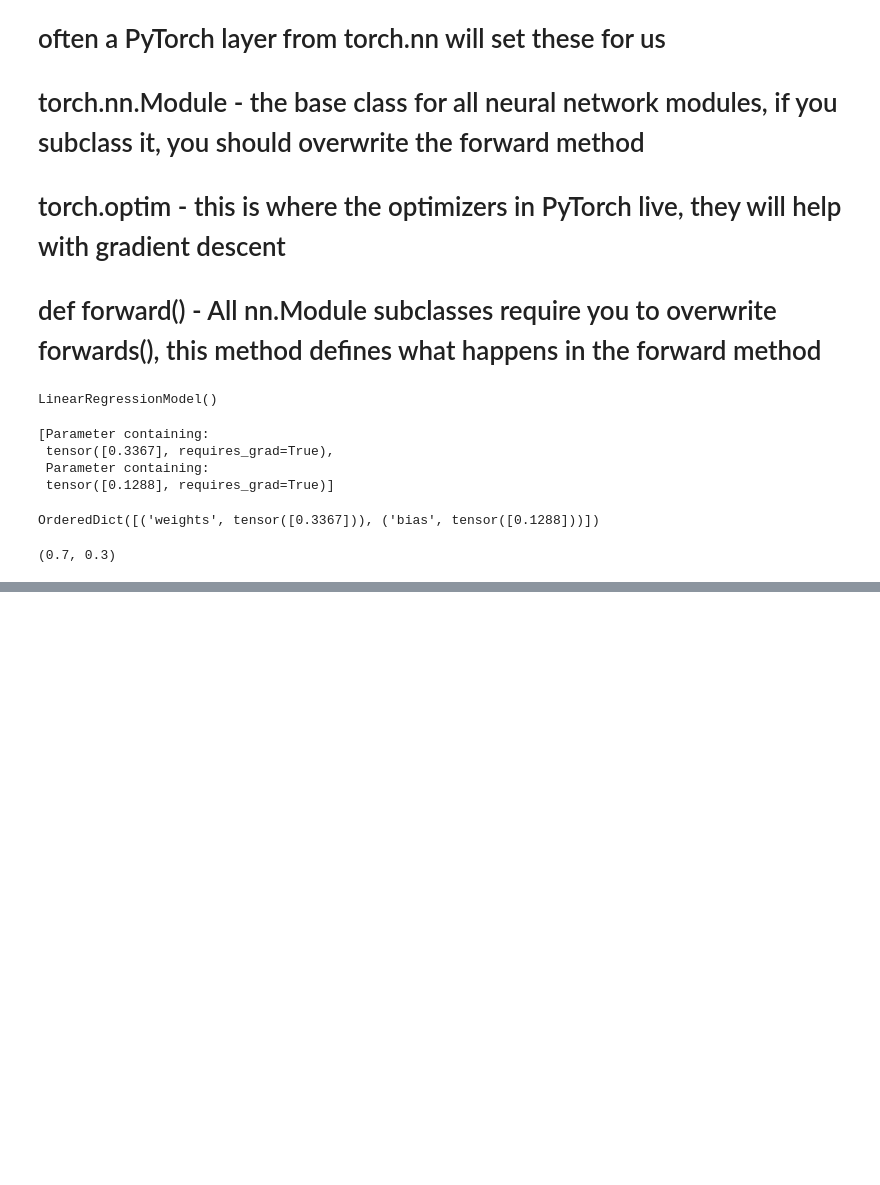
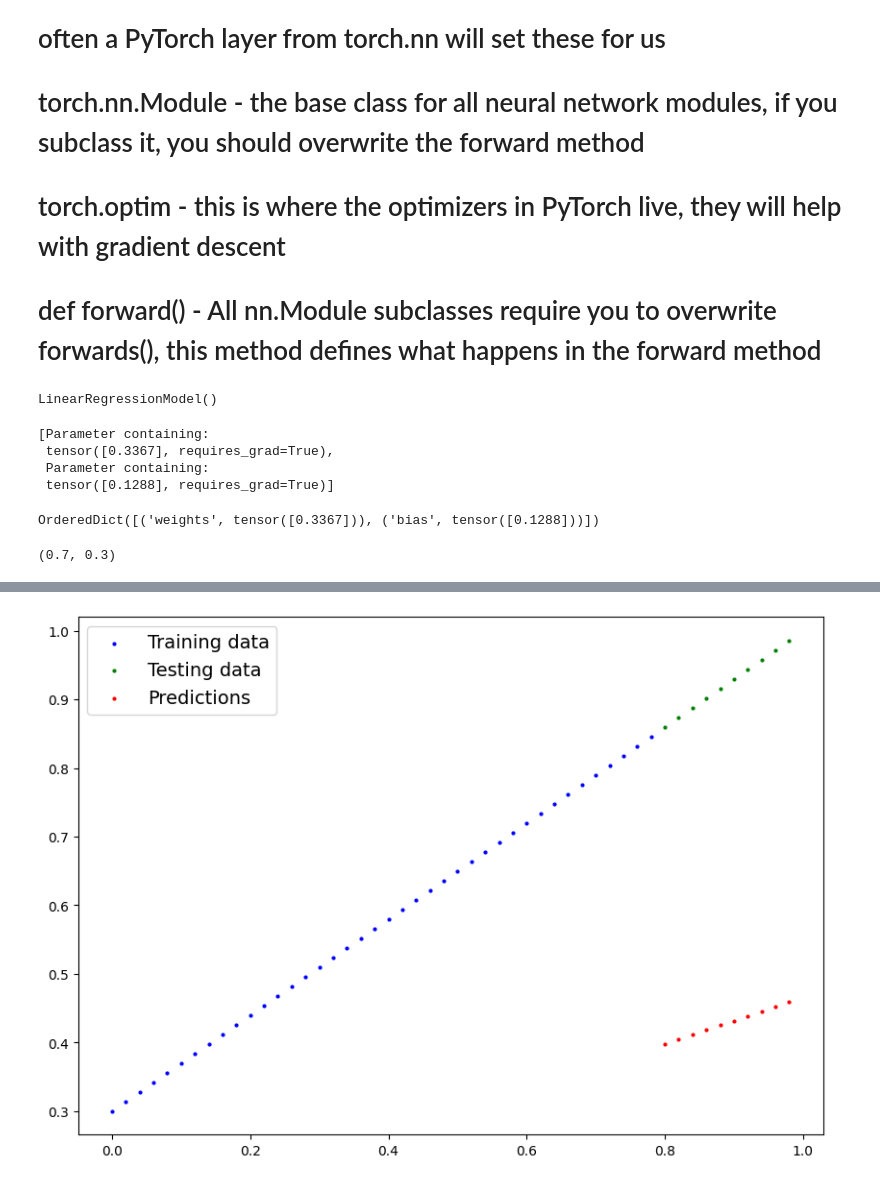
Before and after one commit to pranavishal/Pytorch-CNN, a Jupyter notebook: pytorch_workflow.ipynb, the cells around one changed output, grey strips where cells are left out. Saved outputs shown, nothing was run; the diff lists cells and outputs as text; code cells hidden in the pictures; blank space fills up the shorter version.

```diff
--- a/pytorch_workflow.ipynb
+++ b/pytorch_workflow.ipynb
@@ -207,0 +236,6 @@ weight, bias
+# %%
+# Make predictions
+with torch.inference_mode():
+  y_preds = lrModel(X_test)
+
+y_preds
@@ -207,0 +255,4 @@ weight, bias
+# %%
+plot_prediction(predictions=y_preds)
+# %% [output]
+[figure, added]
```
Also changed, not shown: parts of 9 cells of this notebook.
